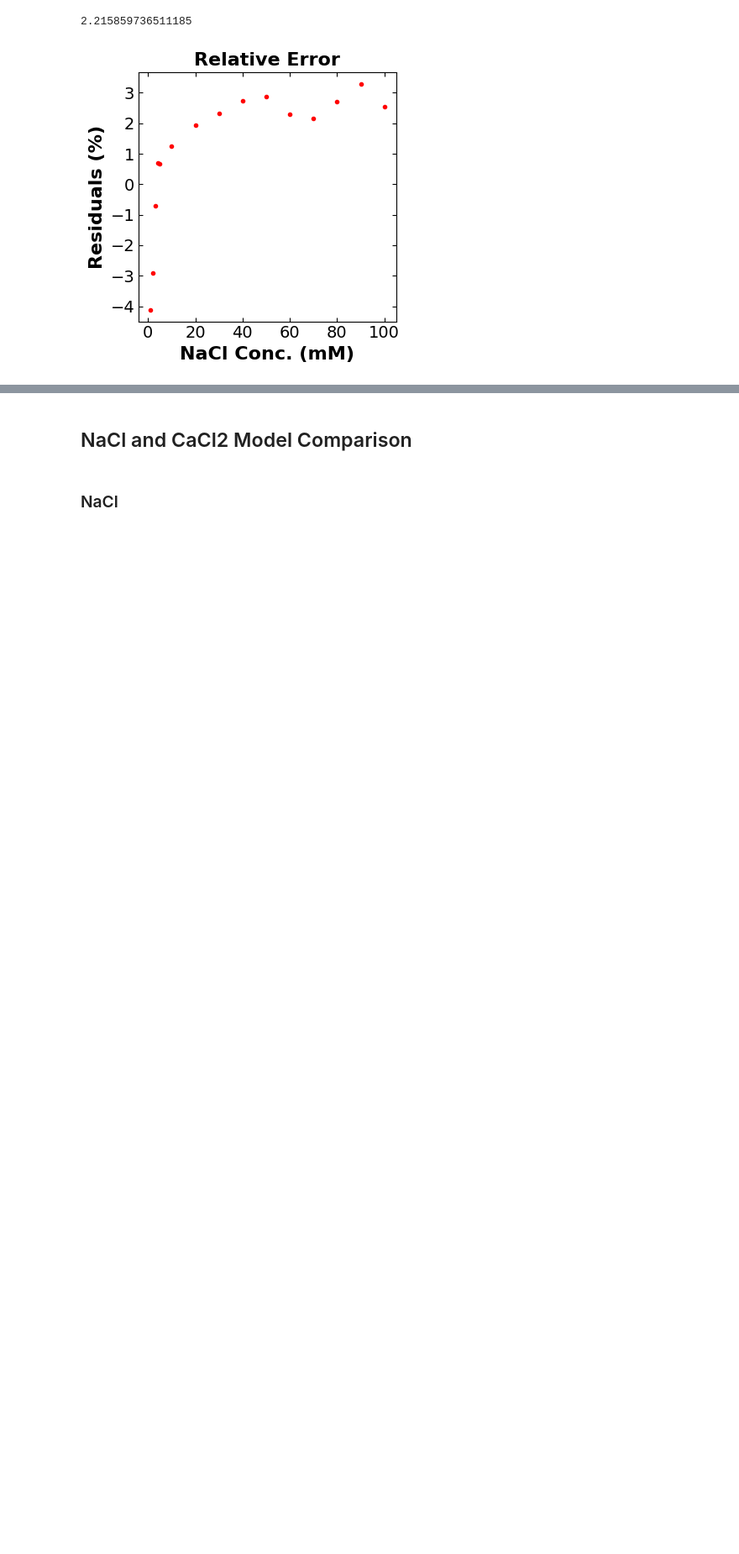
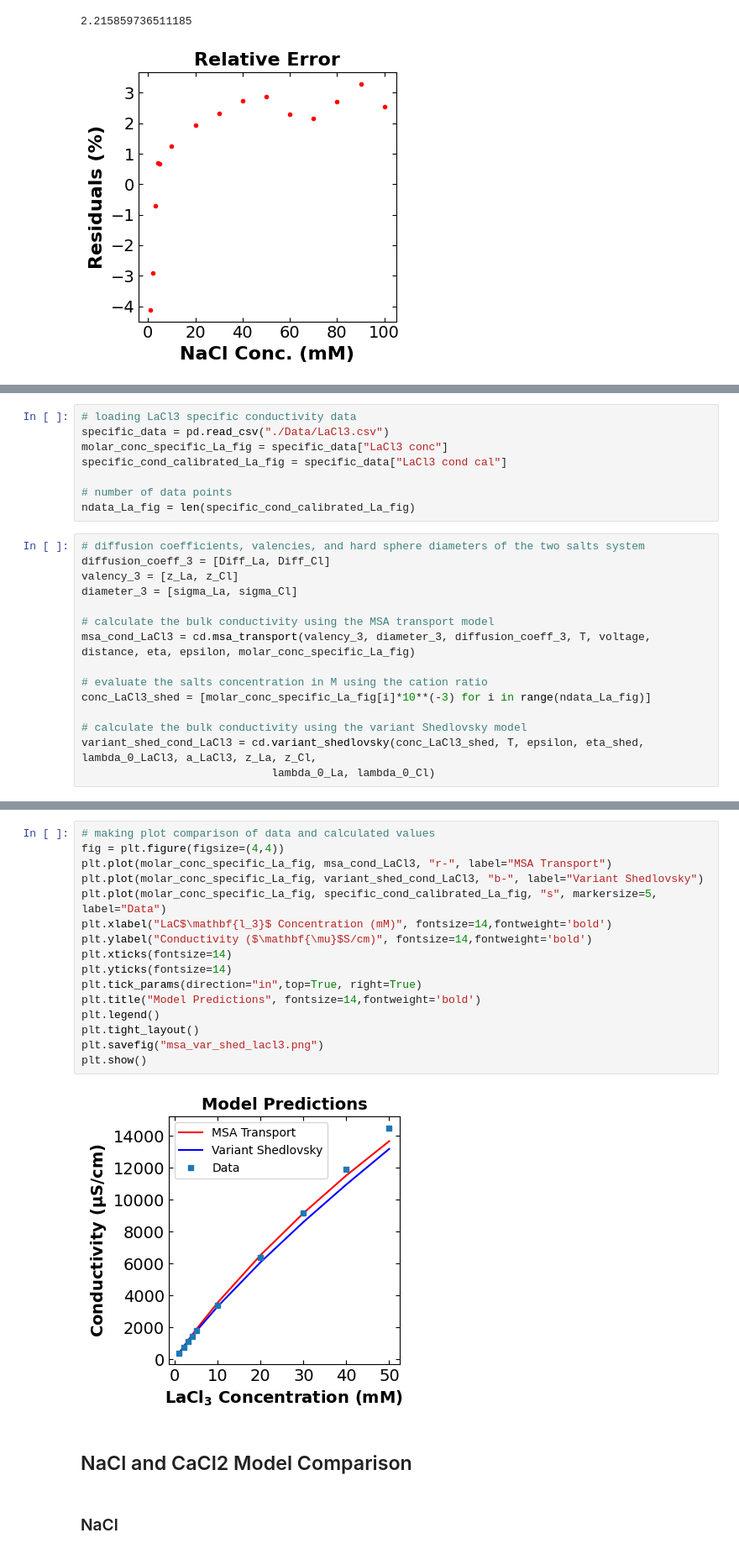
Before and after one commit to dowlinglab/salts-conductivity-modelling, a Jupyter notebook: Multicomponents-conductivity-theory-clean.ipynb, the cells around one changed output, grey strips where cells are left out. Shown at 84% size. Drawn from its saved outputs; the diff is of its cells as text; blank space fills up the shorter version.

```diff
--- a/Multicomponents-conductivity-theory-clean.ipynb
+++ b/Multicomponents-conductivity-theory-clean.ipynb
@@ -965,0 +739,23 @@ plt.show()
+# %%
+# loading LaCl3 specific conductivity data
+specific_data = pd.read_csv("./Data/LaCl3.csv")
+molar_conc_specific_La_fig = specific_data["LaCl3 conc"]
+specific_cond_calibrated_La_fig = specific_data["LaCl3 cond cal"]
+
+# number of data points
+ndata_La_fig = len(specific_cond_calibrated_La_fig)
+# %%
+# diffusion coefficients, valencies, and hard sphere diameters of the two salts system
+diffusion_coeff_3 = [Diff_La, Diff_Cl]
+valency_3 = [z_La, z_Cl]
+diameter_3 = [sigma_La, sigma_Cl]
+
+# calculate the bulk conductivity using the MSA transport model
+msa_cond_LaCl3 = cd.msa_transport(valency_3, diameter_3, diffusion_coeff_3, T, voltage, distance, eta, epsilon, molar_conc_specific_La_fig)
+
+# evaluate the salts concentration in M using the cation ratio
+conc_LaCl3_shed = [molar_conc_specific_La_fig[i]*10**(-3) for i in range(ndata_La_fig)]
+
+# calculate the bulk conductivity using the variant Shedlovsky model
+variant_shed_cond_LaCl3 = cd.variant_shedlovsky(conc_LaCl3_shed, T, epsilon, eta_shed, lambda_0_LaCl3, a_LaCl3, z_La, z_Cl,
+                             lambda_0_La, lambda_0_Cl)
@@ -966,3 +772,21 @@ plt.show()
+# %%
+# making plot comparison of data and calculated values
+fig = plt.figure(figsize=(4,4))
+plt.plot(molar_conc_specific_La_fig, msa_cond_LaCl3, "r-", label="MSA Transport")
+plt.plot(molar_conc_specific_La_fig, variant_shed_cond_LaCl3, "b-", label="Variant Shedlovsky")
+plt.plot(molar_conc_specific_La_fig, specific_cond_calibrated_La_fig, "s", markersize=5, label="Data")
+plt.xlabel("LaC$\mathbf{l_3}$ Concentration (mM)", fontsize=14,fontweight='bold')
+plt.ylabel("Conductivity ($\mathbf{\mu}$S/cm)", fontsize=14,fontweight='bold')
+plt.xticks(fontsize=14)
+plt.yticks(fontsize=14)
+plt.tick_params(direction="in",top=True, right=True)
+plt.title("Model Predictions", fontsize=14,fontweight='bold')
+plt.legend()
+plt.tight_layout()
+plt.savefig("msa_var_shed_lacl3.png")
+plt.show()
+# %% [output]
+[figure, added]
 # %% [markdown]
 ## NaCl and CaCl2 Model Comparison
 # %% [markdown]
```
Also changed, not shown: parts of 34 cells of this notebook, 23 other files.
